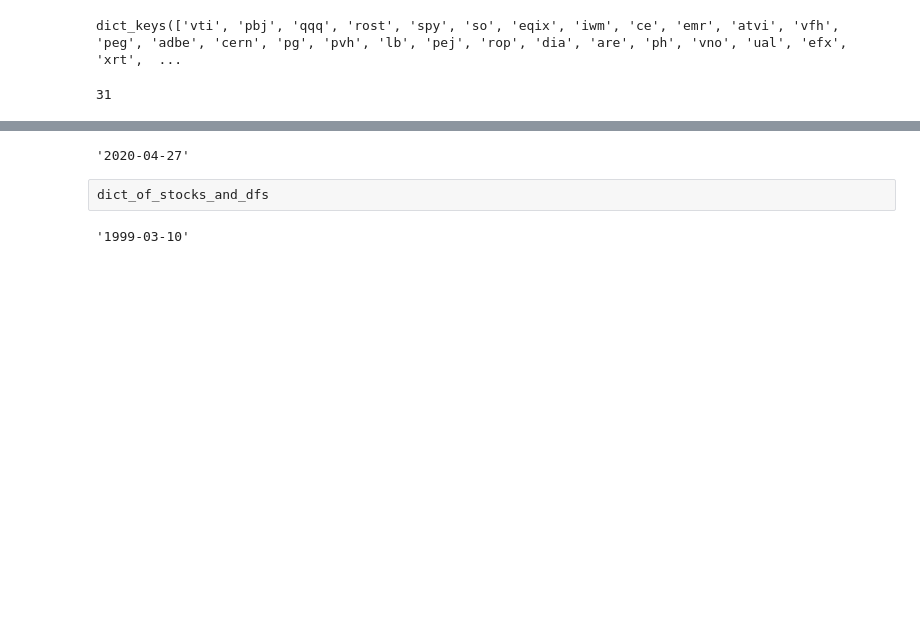
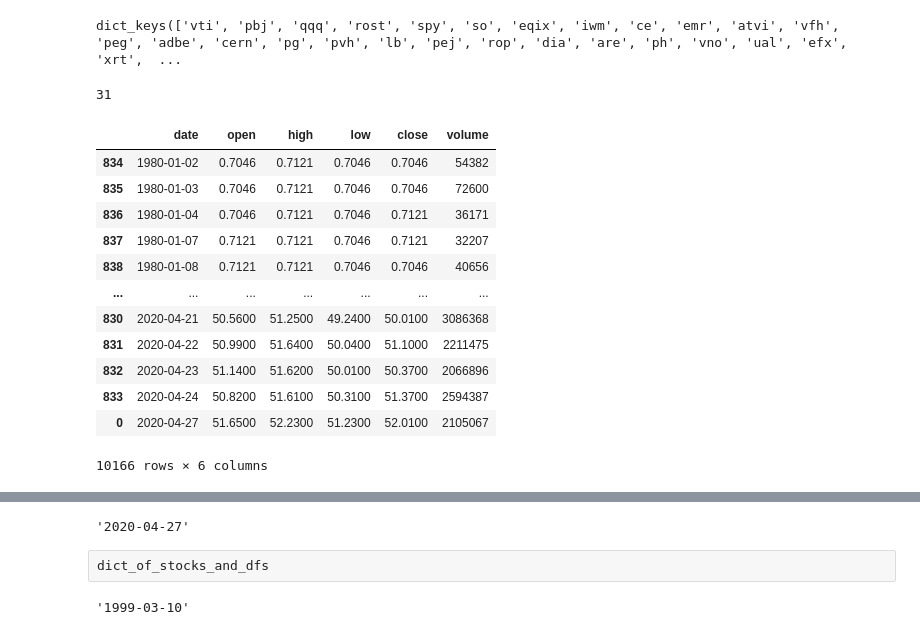
Before and after one commit to jonhilgart22/daily_trading, a Jupyter notebook: notebooks/train_model.ipynb, the cells around one changed output, grey strips where cells are left out. Drawn from its saved outputs; the diff is of its cells as text; code cells hidden in the pictures; blank space fills up the shorter version.

```diff
--- a/notebooks/train_model.ipynb
+++ b/notebooks/train_model.ipynb
@@ -82,3 +82,19 @@ dict_keys(['vti', 'pbj', 'qqq', 'rost', 'spy', 'so', 'eqix', 'iwm', 'ce', 'emr',
 len(dict_of_stocks_and_dfs)
 # %% [output]
 31
+# %%
+dict_of_stocks_and_dfs['peg']
+# %% [output]
+|  | date | open | high | low | close | volume |
+| 834 | 1980-01-02 | 0.7046 | 0.7121 | 0.7046 | 0.7046 | 54382 |
+| 835 | 1980-01-03 | 0.7046 | 0.7121 | 0.7046 | 0.7046 | 72600 |
+| 836 | 1980-01-04 | 0.7046 | 0.7121 | 0.7046 | 0.7121 | 36171 |
+| 837 | 1980-01-07 | 0.7121 | 0.7121 | 0.7046 | 0.7121 | 32207 |
+| 838 | 1980-01-08 | 0.7121 | 0.7121 | 0.7046 | 0.7046 | 40656 |
+| ... | ... | ... | ... | ... | ... | ... |
+| 830 | 2020-04-21 | 50.5600 | 51.2500 | 49.2400 | 50.0100 | 3086368 |
+| 831 | 2020-04-22 | 50.9900 | 51.6400 | 50.0400 | 51.1000 | 2211475 |
+| 832 | 2020-04-23 | 51.1400 | 51.6200 | 50.0100 | 50.3700 | 2066896 |
+| 833 | 2020-04-24 | 50.8200 | 51.6100 | 50.3100 | 51.3700 | 2594387 |
+| 0 | 2020-04-27 | 51.6500 | 52.2300 | 51.2300 | 52.0100 | 2105067 |
+10166 rows × 6 columns
```
Also changed, not shown: parts of 37 cells of this notebook, 11 other files.
